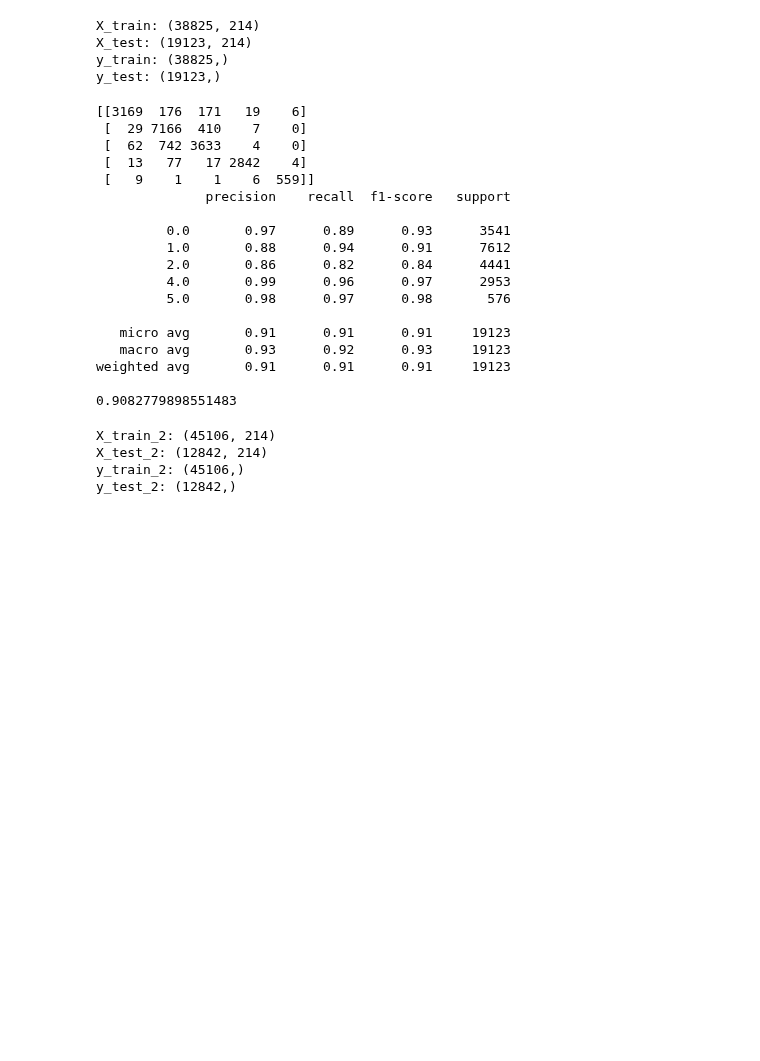
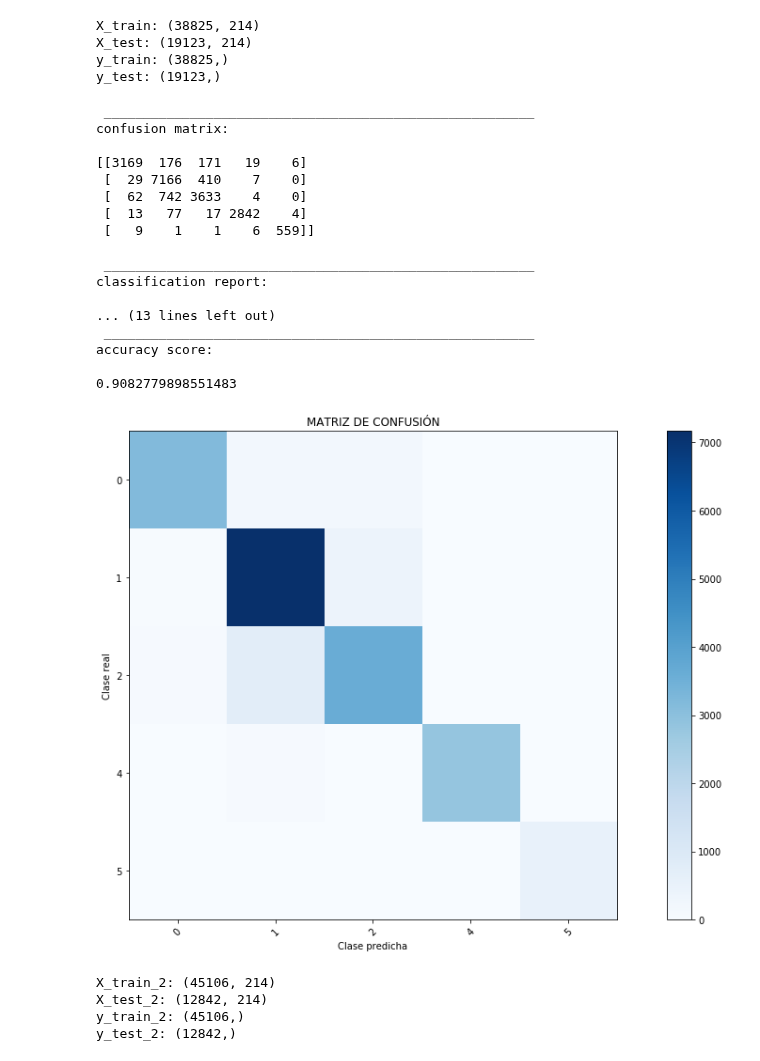
Before and after one commit to jormartin77/opportunity, a Jupyter notebook: opportunity.ipynb, the cells around one changed output. Drawn from its saved outputs; the diff is of its cells as text; code cells hidden in the pictures; blank space fills up the shorter version.

```diff
--- a/opportunity.ipynb
+++ b/opportunity.ipynb
@@ -66,6 +69,17 @@ def windowing(fdata, window_number, window_text, porcentage, flabels):
     fall_features['trial'] = trial
 
     return fall_features, ffiltered_data
+
+def plot_confusion_matrix(cm, names, title='MATRIZ DE CONFUSIÓN', cmap=plt.cm.Blues):
+    plt.imshow(cm, interpolation='nearest', cmap=cmap)
+    plt.title(title)
+    plt.colorbar()
+    tick_marks = np.arange(len(names))
+    plt.xticks(tick_marks, names, rotation=45)
+    plt.yticks(tick_marks, names)
+    plt.tight_layout()
+    plt.ylabel('Clase real')
+    plt.xlabel('Clase predicha')
 # %%
 #Read data
 path = 'dataset/' #enter thepath for the dataset folder
@@ -232,30 +239,40 @@ classifier = RandomForestClassifier(n_estimators=20, random_state=0)
 classifier.fit(X_train, y_train)
 y_pred = classifier.predict(X_test)
 # %%
-from sklearn.metrics import classification_report, confusion_matrix, accuracy_score
 
+print("\n _______________________________________________________")
+print("confusion matrix: \n")
 print(confusion_matrix(y_test,y_pred))
+print("\n _______________________________________________________")
+print("classification report: \n")
 print(classification_report(y_test,y_pred))
+print("\n _______________________________________________________")
+print("accuracy score: \n")
 print(accuracy_score(y_test, y_pred))
 # %% [output]
+ _______________________________________________________
+confusion matrix:
+
 [[3169  176  171   19    6]
  [  29 7166  410    7    0]
  [  62  742 3633    4    0]
  [  13   77   17 2842    4]
  [   9    1    1    6  559]]
-              precision    recall  f1-score   support
 
-         0.0       0.97      0.89      0.93      3541
-         1.0       0.88      0.94      0.91      7612
-         2.0       0.86      0.82      0.84      4441
-         4.0       0.99      0.96      0.97      2953
-         5.0       0.98      0.97      0.98       576
+ _______________________________________________________
+classification report:
 
-   micro avg       0.91      0.91      0.91     19123
-   macro avg       0.93      0.92      0.93     19123
-weighted avg       0.91      0.91      0.91     19123
+... (13 lines left out)
+ _______________________________________________________
+accuracy score:
 
 0.9082779898551483
+# %%
+labels = [0,1,2,4,5]
+plt.figure(figsize=(15,8))
+plot_confusion_matrix(confusion_matrix(y_test,y_pred), labels)
+# %% [output]
+[figure, added]
 # %%
 # Excercise 1
 # user 1 2 3 train test 4
```
Also changed, not shown: parts of 10 cells of this notebook.
